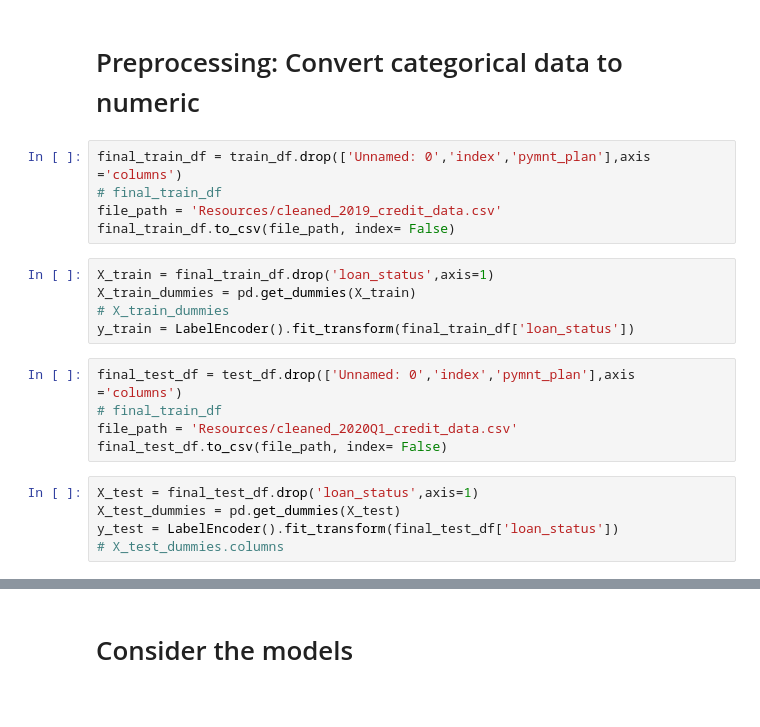
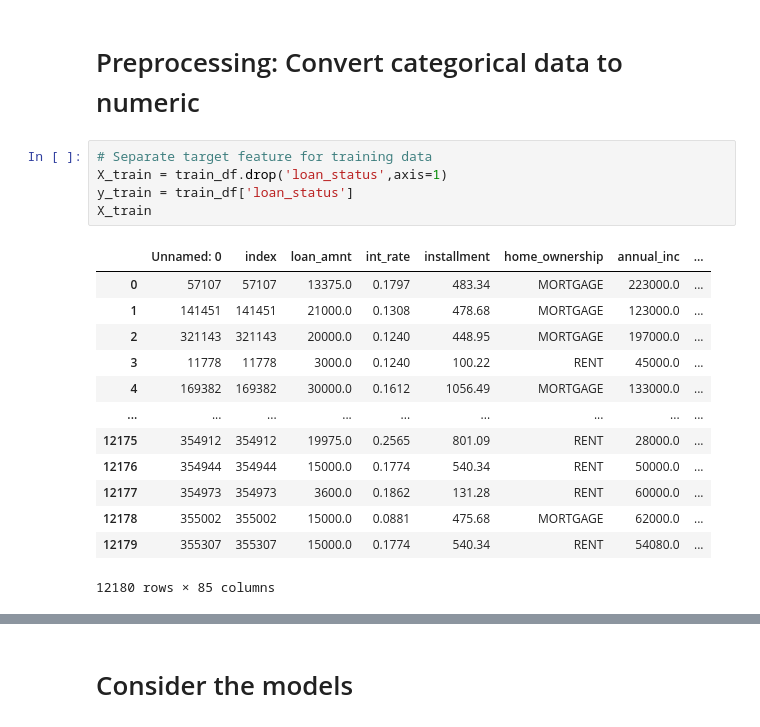
Before and after one commit to nimmyja/Credit_Risk_Evaluator_ML, a Jupyter notebook: Untitled.ipynb, the cells around one changed output, grey strips where cells are left out. Saved outputs shown, nothing was run; the diff lists cells and outputs as text.

```diff
--- a/Untitled.ipynb
+++ b/Untitled.ipynb
@@ -24,22 +32,21 @@ test_df = pd.read_csv('Resources/2020Q1loans.csv')
 # %% [markdown]
 # Preprocessing: Convert categorical data to numeric
 # %%
-final_train_df = train_df.drop(['Unnamed: 0','index','pymnt_plan'],axis ='columns')
-# final_train_df
-file_path = 'Resources/cleaned_2019_credit_data.csv'
-final_train_df.to_csv(file_path, index= False)
+# Separate target feature for training data
+X_train = train_df.drop('loan_status',axis=1)
+y_train = train_df['loan_status']
+X_train
+# %% [output]
+|  | Unnamed: 0 | index | loan_amnt | int_rate | installment | home_ownership | annual_inc | ... |
+| 0 | 57107 | 57107 | 13375.0 | 0.1797 | 483.34 | MORTGAGE | 223000.0 | ... |
+| 1 | 141451 | 141451 | 21000.0 | 0.1308 | 478.68 | MORTGAGE | 123000.0 | ... |
+| 2 | 321143 | 321143 | 20000.0 | 0.1240 | 448.95 | MORTGAGE | 197000.0 | ... |
+| 3 | 11778 | 11778 | 3000.0 | 0.1240 | 100.22 | RENT | 45000.0 | ... |
+| 4 | 169382 | 169382 | 30000.0 | 0.1612 | 1056.49 | MORTGAGE | 133000.0 | ... |
+| ... | ... | ... | ... | ... | ... | ... | ... | ... |
+| 12175 | 354912 | 354912 | 19975.0 | 0.2565 | 801.09 | RENT | 28000.0 | ... |
+| 12176 | 354944 | 354944 | 15000.0 | 0.1774 | 540.34 | RENT | 50000.0 | ... |
+| 12177 | 354973 | 354973 | 3600.0 | 0.1862 | 131.28 | RENT | 60000.0 | ... |
+| 12178 | 355002 | 355002 | 15000.0 | 0.0881 | 475.68 | MORTGAGE | 62000.0 | ... |
+| 12179 | 355307 | 355307 | 15000.0 | 0.1774 | 540.34 | RENT | 54080.0 | ... |
+12180 rows × 85 columns
-# %%
-X_train = final_train_df.drop('loan_status',axis=1)
-X_train_dummies = pd.get_dummies(X_train)
-# X_train_dummies
-y_train = LabelEncoder().fit_transform(final_train_df['loan_status'])
-# %%
-final_test_df = test_df.drop(['Unnamed: 0','index','pymnt_plan'],axis ='columns')
-# final_train_df
-file_path = 'Resources/cleaned_2020Q1_credit_data.csv'
-final_test_df.to_csv(file_path, index= False)
-# %%
-X_test = final_test_df.drop('loan_status',axis=1)
-X_test_dummies = pd.get_dummies(X_test)
-y_test = LabelEncoder().fit_transform(final_test_df['loan_status'])
-# X_test_dummies.columns
```
Also changed, not shown: parts of 7 cells of this notebook.
